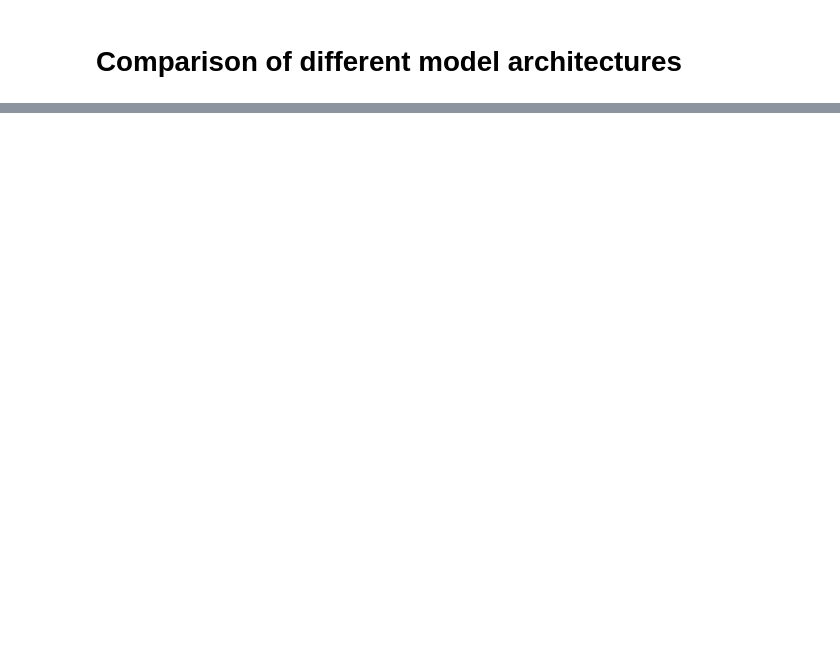
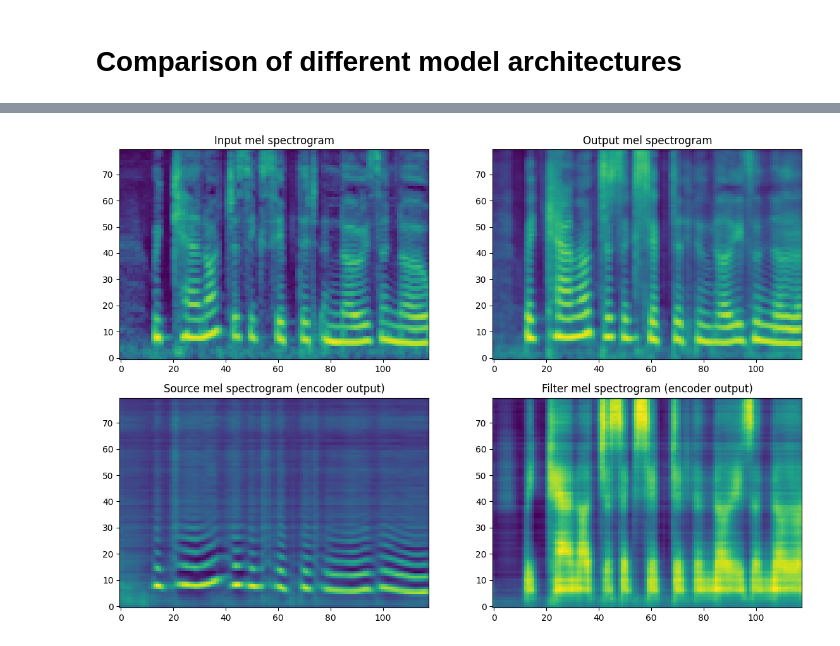
Before and after one commit to a-baur/DDDM-EVC, a Jupyter notebook: analysis/model_comparison.ipynb, the cells around one changed output, grey strips where cells are left out. Drawn from its saved outputs; the diff is of its cells as text; code cells hidden in the pictures; blank space fills up the shorter version.

```diff
--- a/analysis/model_comparison.ipynb
+++ b/analysis/model_comparison.ipynb
@@ -85,3 +87,7 @@ plot_model_output(x, n_frames, "vc_xlsr")
 [interactive output not drawn]
 [interactive output not drawn]
 [interactive output not drawn]
+# %%
+plot_model_output(x, n_frames, "vc_xlsr_ph_yin")
+# %% [output]
+[figure, added]
```
Also changed, not shown: parts of 5 cells of this notebook, 1 other file.
